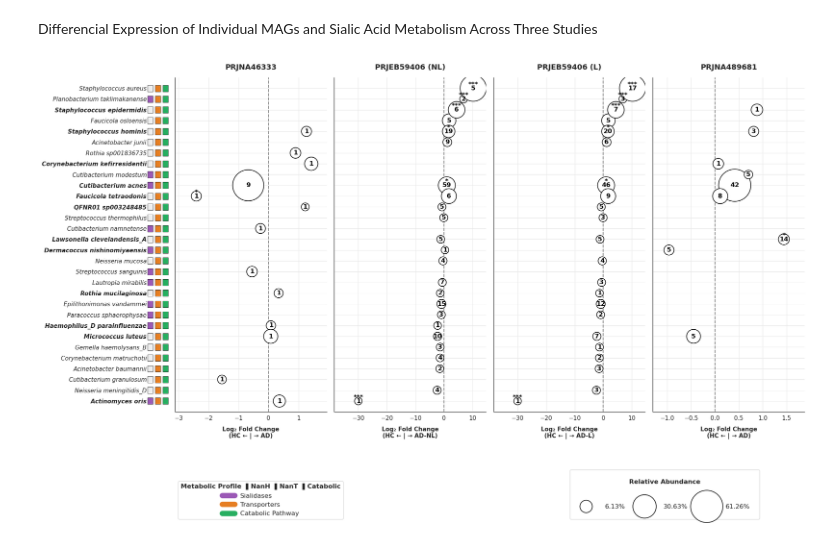
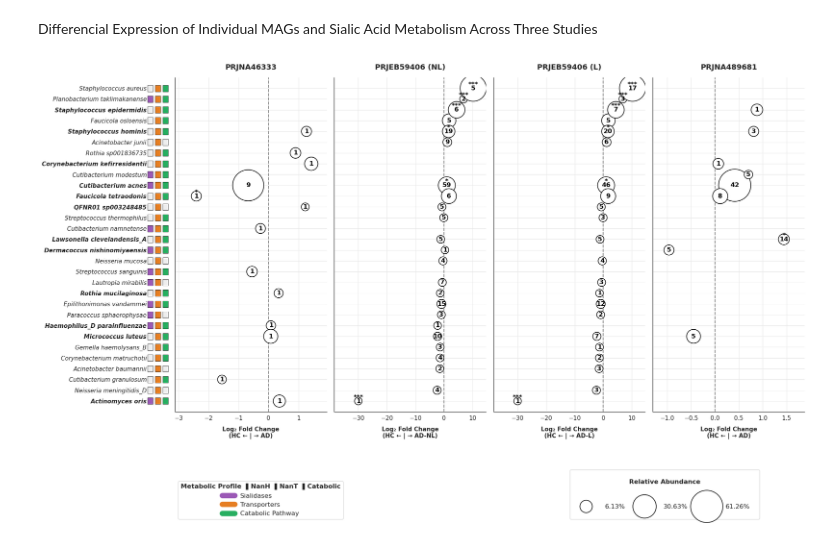
Before and after one commit to Marcosv21/Sialic_Acid_Cross-Feeding-Staphylococcus_aureus_and_Commensals_in_Atopic_Dermatitis., a Jupyter notebook: statistical_analysis/plots_doc_simple.ipynb, the cells around one changed output. Saved outputs shown, nothing was run; the diff lists cells and outputs as text; code cells hidden in the pictures.

```diff
--- a/statistical_analysis/plots_doc_simple.ipynb
+++ b/statistical_analysis/plots_doc_simple.ipynb
@@ -1130,36 +1130,36 @@ for i, sp in enumerate(species_order):
 
         for j, (g_key, p_key) in enumerate(metabolic_info):
             if g_key == 'cat':
-                present = any(row.get(g, False) for g in ['has_nanA', 'has_nanE', 'has_nanK'])
+                present = all(row.get(g, False) for g in ['has_nanA', 'has_nanE', 'has_nanK'])
             else:
                 present = row.get(g_key, False)
 
             color = METABOLIC_PALETTE[p_key] if present else METABOLIC_PALETTE['Inactive']
             axes[0].add_patch(plt.Rectangle((-0.18 + (j * 0.05), i - 0.30), 0.035, 0.60, clip_on=False,
                                             transform=axes[0].get_yaxis_transform(), facecolor=color, edgecolor='black', lw=0.5))
 
 # ── 9. GLOBAL LEGEND ────────────────────────────────────────────────────────
 size_samples = [df_plot['Relative_Abundance'].max() * 0.1, df_plot['Relative_Abundance'].max() * 0.5, df_plot['Relative_Abundance'].max()]
 size_legend_elements = [
     Line2D([0], [0], marker='o', color='w', label=f'{val:.2f}%',
            markerfacecolor='white', markeredgecolor='black', markeredgewidth=1.2, alpha=1.0,
            markersize=np.sqrt(((val / df_plot['Relative_Abundance'].max()) * 3500) + 200))
     for val in size_samples if val > 0
 ]
 if size_legend_elements:
     fig.legend(handles=size_legend_elements, title="Relative Abundance",
                loc='lower right', bbox_to_anchor=(0.90, 0.0351), ncol=3, frameon=True,
                title_fontproperties={'weight': 'bold'},
                labelspacing=3.0, borderpad=1.5, handletextpad=2.0)
 
 legend_els = [Line2D([0], [0], color=c, lw=10, label=l) for l, c in METABOLIC_PALETTE.items() if l != 'Inactive']
 fig.legend(handles=legend_els, title="Metabolic Profile  ▌NanH  ▌NanT  ▌Catabolic",
            loc='lower left', bbox_to_anchor=(0.2, 0.0351), ncol=1, frameon=True,
            title_fontproperties={'weight': 'bold'})
 
 # ── 10. LAYOUT & SAVE ───────────────────────────────────────────────────────
 plt.subplots_adjust(left=0.20, right=0.95, top=0.90, bottom=0.25)
 plt.savefig(OUTPUT_PATH, dpi=300, bbox_inches='tight')
 plt.show()
 # %% [output]
-[figure, old version]
+[figure, new version]
```
Also changed, not shown: parts of 1 cell of this notebook, 1 other file.
